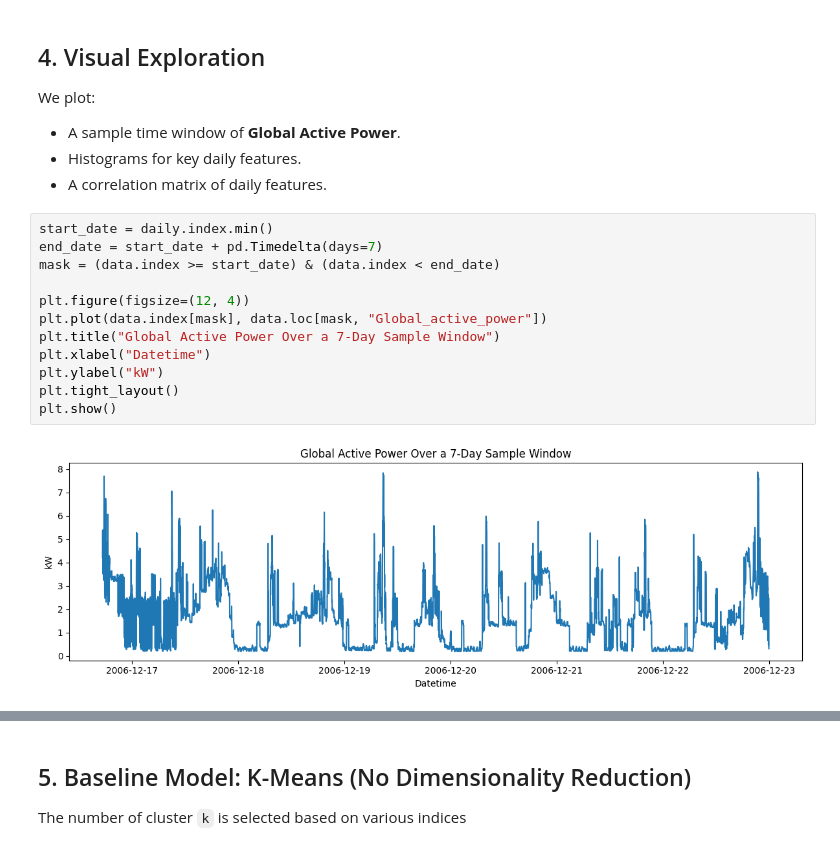
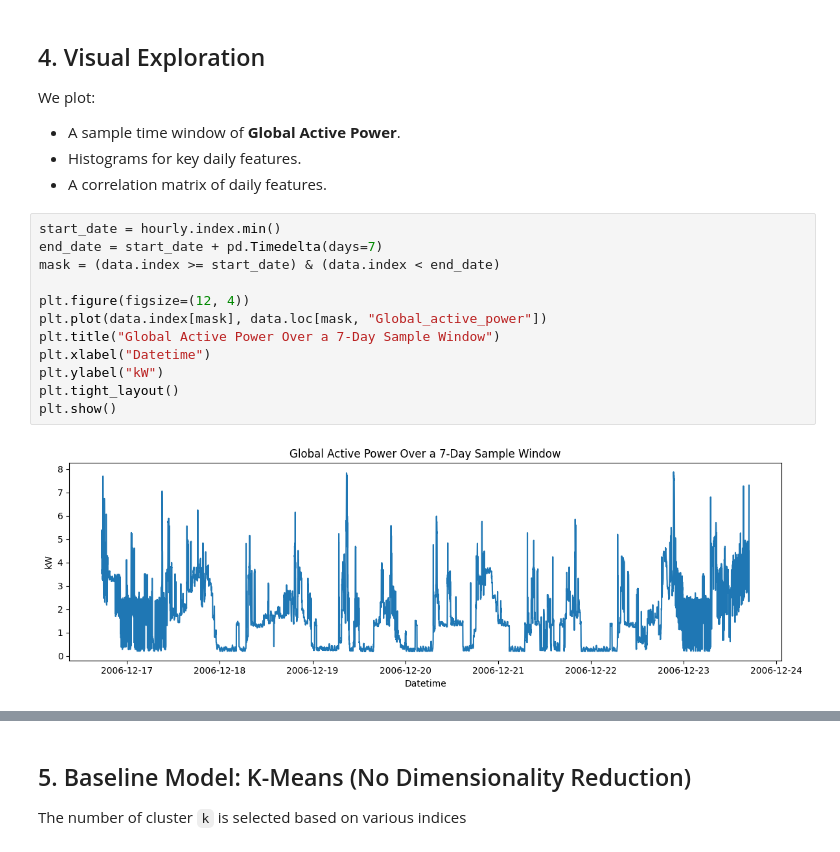
Before and after one commit to cynthia-2802/ai-exam, a Jupyter notebook: nilm_unsupervised_learning.ipynb, the cells around one changed output, grey strips where cells are left out. Saved outputs shown, nothing was run; the diff lists cells and outputs as text.

```diff
--- a/nilm_unsupervised_learning.ipynb
+++ b/nilm_unsupervised_learning.ipynb
@@ -127,19 +143,19 @@ We plot:
 - Histograms for key daily features.
 - A correlation matrix of daily features.
 # %%
-start_date = daily.index.min()
+start_date = hourly.index.min()
 end_date = start_date + pd.Timedelta(days=7)
 mask = (data.index >= start_date) & (data.index < end_date)
 
 plt.figure(figsize=(12, 4))
 plt.plot(data.index[mask], data.loc[mask, "Global_active_power"])
 plt.title("Global Active Power Over a 7-Day Sample Window")
 plt.xlabel("Datetime")
 plt.ylabel("kW")
 plt.tight_layout()
 plt.show()
 # %% [output]
-[figure, old version]
+[figure, new version]
 # %%
 features_to_plot = ["active_energy_Wh_sum", "intensity_max", "voltage_mean", "voltage_std"]
 for col in features_to_plot:
```
Also changed, not shown: parts of 11 cells of this notebook.
